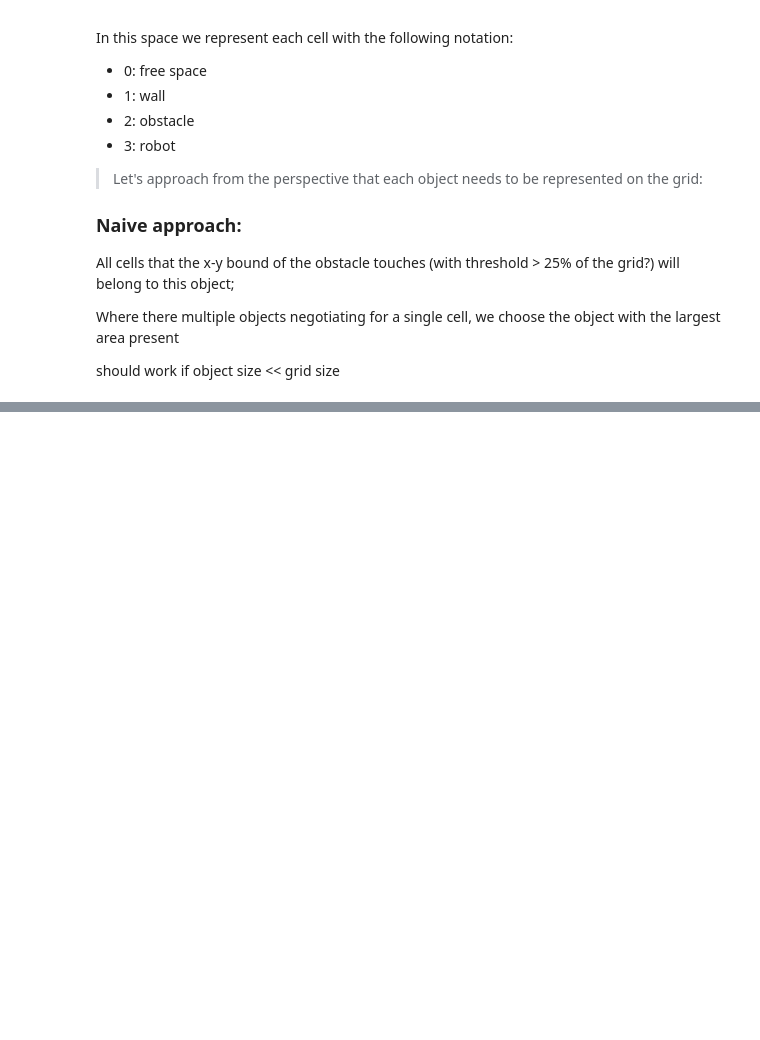
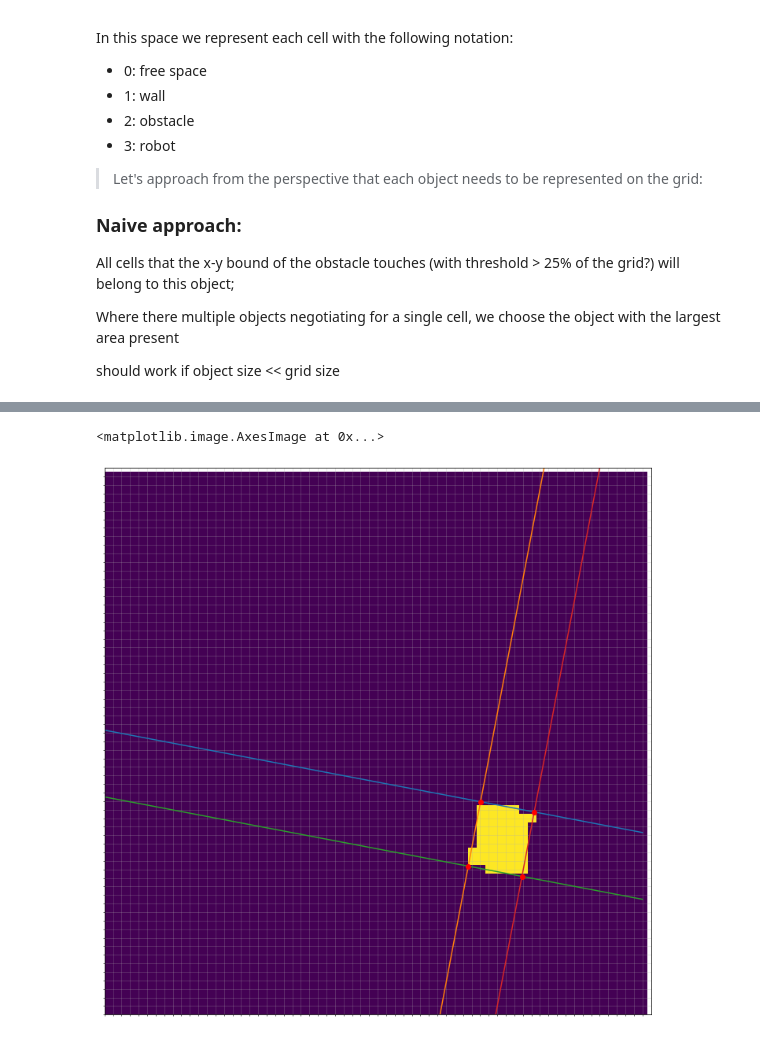
Before and after one commit to LeonY117/summit_xl_gym, a Jupyter notebook: misc/occ_grid_pseudoCode.ipynb, the cells around one changed output, grey strips where cells are left out. Cells and saved outputs as stored; diff of their text form; code cells hidden in the pictures; blank space fills up the shorter version.

```diff
--- a/misc/occ_grid_pseudoCode.ipynb
+++ b/misc/occ_grid_pseudoCode.ipynb
@@ -61,0 +189,74 @@ class Occ_grid():
+# %%
+# plot an rectangle on the grid
+room_size = 10
+robot_size = 1
+n = 64
+w = robot_size * (n/room_size)
+h = robot_size*1.2 * (n/room_size)
+theta = np.random.random()*2*np.pi
+# theta = 0.5
+
+x_pos = random.random() * n
+y_pos = random.random() * n
+
+d = ((w/2)**2 + (h/2)**2)**0.5
+
+# LINES (NOT USED FOR ACTUAL RASTERIZATION)
+x = np.linspace(0, n-1, n)
+y1 = -np.tan(theta)*(x-x_pos) + h/2 * 1/np.cos(theta) + y_pos
+y2 = 1/np.tan(theta)*(x-x_pos) + w/2 * 1/np.sin(theta) + y_pos
+y3 = -np.tan(theta)*(x-x_pos) - h/2 * 1/np.cos(theta) + y_pos
+y4 = 1/np.tan(theta)*(x-x_pos) - w/2 * 1/np.sin(theta) + y_pos
+
+# VERTICES (USED FOR RASTERIZATION)
+p1 = [np.sin(np.arctan(w/h) + theta) * d + x_pos,
+      np.cos(np.arctan(w/h) + theta) * d + y_pos]
+p2 = [np.sin(np.pi - np.arctan(w/h) + theta) * d + x_pos,
+      np.cos(np.pi - np.arctan(w/h) + theta) * d + y_pos]
+
+p3 = [np.sin(np.pi + np.arctan(w/h) + theta) * d + x_pos,
+      np.cos(np.pi + np.arctan(w/h) + theta) * d + y_pos]
+p4 = [np.sin(-np.arctan(w/h) + theta) * d + x_pos,
+      np.cos(-np.arctan(w/h) + theta) * d + y_pos]
+
+robot = [p1, p2, p3, p4]
+
+occ_grid = torch.zeros((n, n))
+
+fig, ax = plt.subplots(1, 1, figsize=(10, 10))
+ticks = np.linspace(0, n-1, n)
+ax.set_xticks(ticks, minor=True)
+ax.set_yticks(ticks, minor=True)
+ax.axes.xaxis.set_ticks([])
+ax.axes.yaxis.set_ticks([])
+ax.grid(which='minor', alpha=0.3)
+
+ax.imshow(occ_grid)
+for y in [y1, y2, y3, y4]:
+    ax.plot(x, y)
+
+for p in [p1, p2, p3, p4]:
+    ax.plot(p[0], p[1], 'ro')
+
+plt.xlim(0, n)
+plt.ylim(0, n)
+plt.tight_layout()
+
+robot_state = walls = torch.tensor([[x_pos/n*room_size, y_pos/n*room_size, robot_size, 1.2*robot_size, theta]
+                                    ]).unsqueeze(0).repeat(num_envs, 1, 1)
+robot_vertices = torch.zeros(num_envs, 1, 4, 2)
+rotated_robot_vertices = torch.zeros_like(robot_vertices)
+robot_vertices, rotated_robot_vertices = get_vertices(
+    robot_state, robot_vertices, rotated_robot_vertices)
+robot_vertices = robot_vertices.view(num_envs, 1, 1, 1*4, 2)
+rotated_robot_vertices = rotated_robot_vertices.view(
+    num_envs, 1, 1, 1*4, 2)
+Px = torch.tensor(list(range(n))).unsqueeze(
+    dim=-1).unsqueeze(dim=-1).repeat(num_envs, 1, 1, 1*4)
+Py = torch.transpose(Px, 1, 2)
+
+out = get_occ_cells(Py, Px, robot_vertices, rotated_robot_vertices)
+ax.imshow(out[0])
+# %% [output]
+<matplotlib.image.AxesImage at 0x...>
+[figure, added]
```
Also changed, not shown: parts of 10 cells of this notebook, 1 other file.
